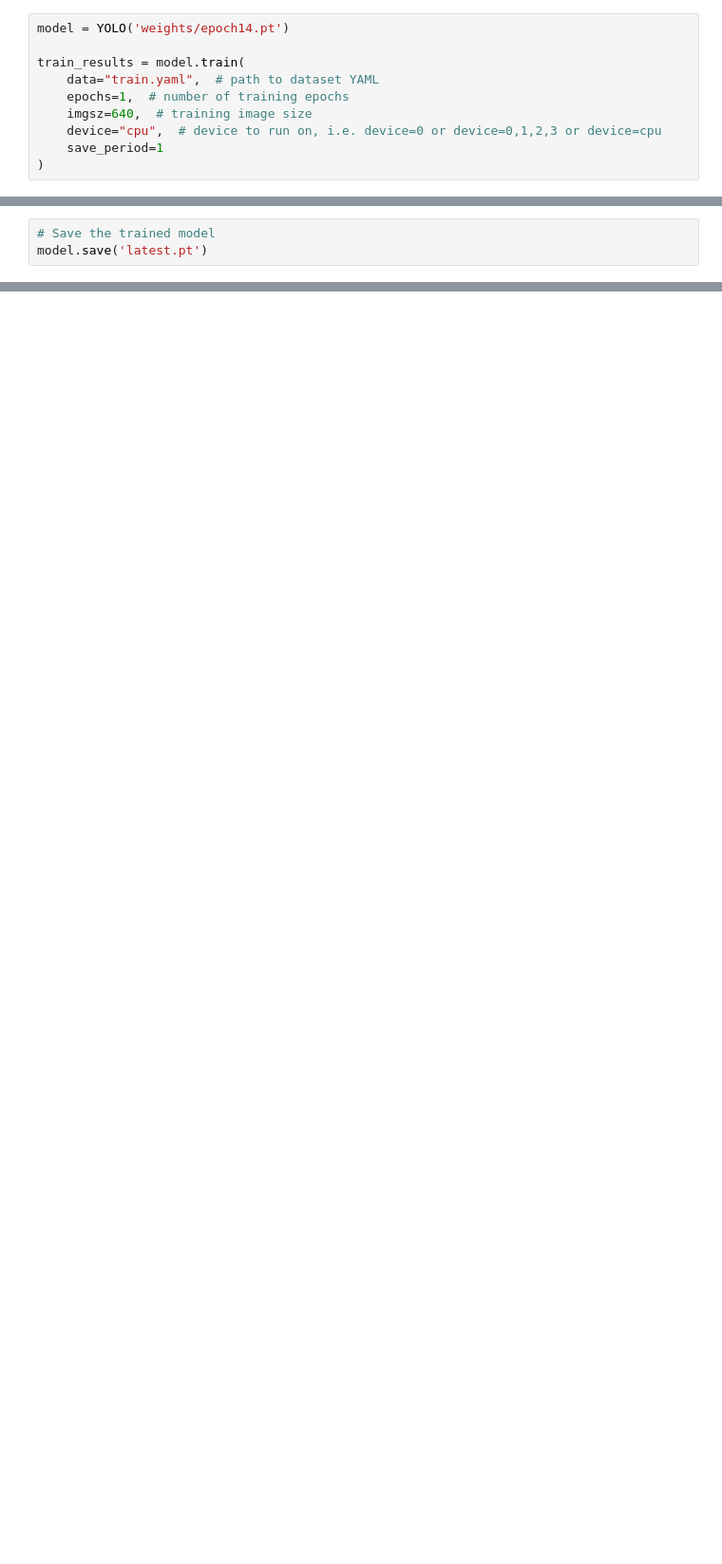
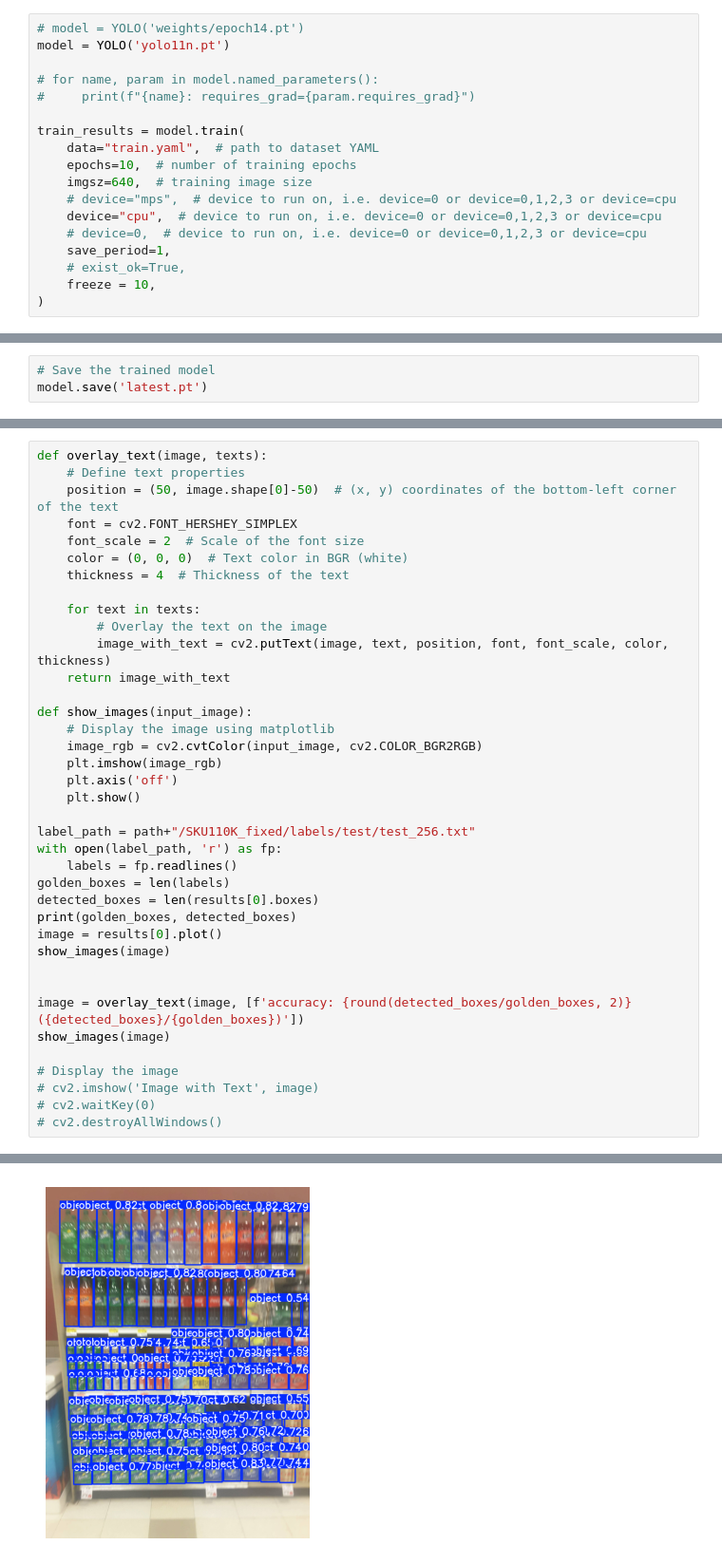
Before and after one commit to randyjhc/store-shelves-detector, a Jupyter notebook: shelves.ipynb, the cells around one changed output, grey strips where cells are left out. Shown at 95% size. Saved outputs shown, nothing was run; the diff lists cells and outputs as text; blank space fills up the shorter version.

```diff
--- a/shelves.ipynb
+++ b/shelves.ipynb
@@ -185,12 +277,20 @@ def write_train_yaml(yaml_name, full_dataset=False):
 
 write_train_yaml("train.yaml", full_dataset=False)
 # %%
-model = YOLO('weights/epoch14.pt')
+# model = YOLO('weights/epoch14.pt')
+model = YOLO('yolo11n.pt')
+
+# for name, param in model.named_parameters():
+#     print(f"{name}: requires_grad={param.requires_grad}")
 
 train_results = model.train(
     data="train.yaml",  # path to dataset YAML
-    epochs=1,  # number of training epochs
+    epochs=10,  # number of training epochs
     imgsz=640,  # training image size
+    # device="mps",  # device to run on, i.e. device=0 or device=0,1,2,3 or device=cpu
     device="cpu",  # device to run on, i.e. device=0 or device=0,1,2,3 or device=cpu
-    save_period=1
+    # device=0,  # device to run on, i.e. device=0 or device=0,1,2,3 or device=cpu
+    save_period=1,
+    # exist_ok=True,
+    freeze = 10,
 )
@@ -218,0 +367,39 @@ results[0].show()
+# %%
+def overlay_text(image, texts):
+    # Define text properties
+    position = (50, image.shape[0]-50)  # (x, y) coordinates of the bottom-left corner of the text
+    font = cv2.FONT_HERSHEY_SIMPLEX
+    font_scale = 2  # Scale of the font size
+    color = (0, 0, 0)  # Text color in BGR (white)
+    thickness = 4  # Thickness of the text
+
+    for text in texts:
+        # Overlay the text on the image
+        image_with_text = cv2.putText(image, text, position, font, font_scale, color, thickness)
+    return image_with_text
+
+def show_images(input_image):
+    # Display the image using matplotlib
+    image_rgb = cv2.cvtColor(input_image, cv2.COLOR_BGR2RGB)
+    plt.imshow(image_rgb)
+    plt.axis('off')
+    plt.show()
+
+label_path = path+"/SKU110K_fixed/labels/test/test_256.txt"
+with open(label_path, 'r') as fp:
+    labels = fp.readlines()
+golden_boxes = len(labels)
+detected_boxes = len(results[0].boxes)
+print(golden_boxes, detected_boxes)
+image = results[0].plot()
+show_images(image)
+
+
+image = overlay_text(image, [f'accuracy: {round(detected_boxes/golden_boxes, 2)} ({detected_boxes}/{golden_boxes})'])
+show_images(image)
+
+# Display the image
+# cv2.imshow('Image with Text', image)
+# cv2.waitKey(0)
+# cv2.destroyAllWindows()
+# %% [output]
@@ -218,0 +407 @@ results[0].show()
+[figure, added]
```
Also changed, not shown: parts of 11 cells of this notebook, 1 other file.
